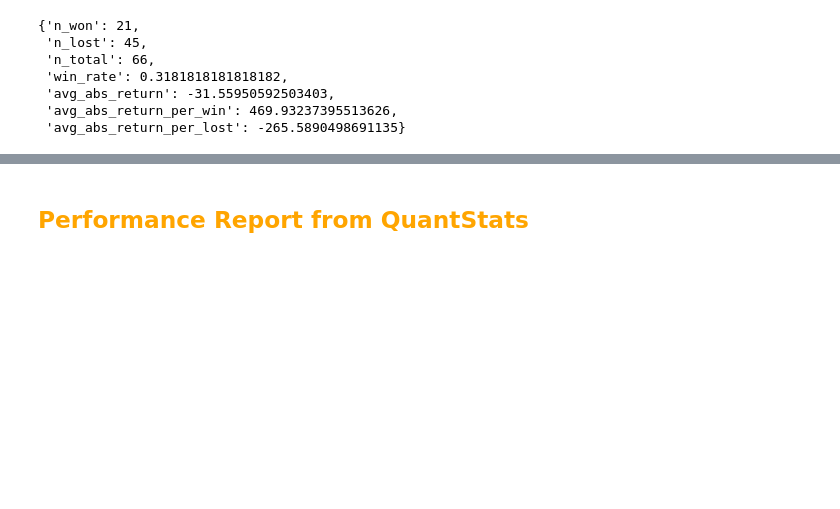
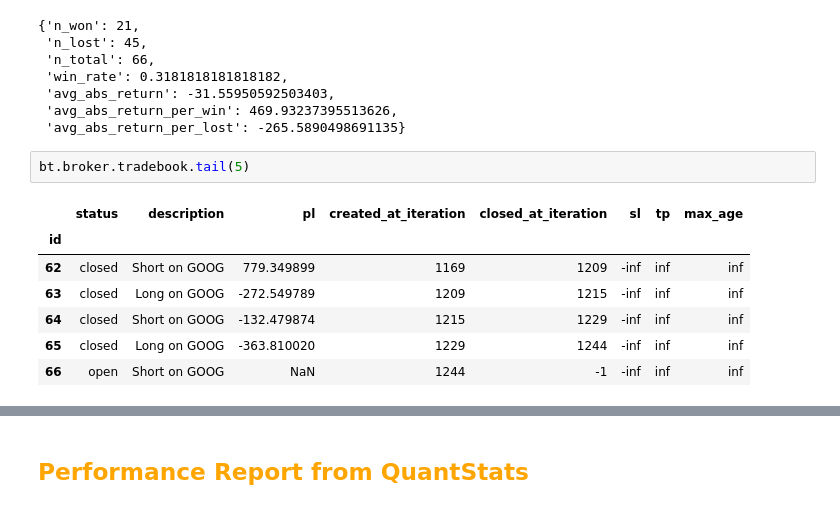
Before and after one commit to ninebel/nbacktest, a Jupyter notebook: examples/Example SMA Cross Trade.ipynb, the cells around one changed output, grey strips where cells are left out. Cells and saved outputs as stored; diff of their text form; blank space fills up the shorter version.

```diff
--- a/examples/Example SMA Cross Trade.ipynb
+++ b/examples/Example SMA Cross Trade.ipynb
@@ -151,3 +154,13 @@ bt.statistics()
  'avg_abs_return': -31.55950592503403,
  'avg_abs_return_per_win': 469.93237395513626,
  'avg_abs_return_per_lost': -265.5890498691135}
+# %%
+bt.broker.tradebook.tail(5)
+# %% [output]
+|  | status | description | pl | created_at_iteration | closed_at_iteration | sl | tp | max_age |
+| id |  |  |  |  |  |  |  |  |
+| 62 | closed | Short on GOOG | 779.349899 | 1169 | 1209 | -inf | inf | inf |
+| 63 | closed | Long on GOOG | -272.549789 | 1209 | 1215 | -inf | inf | inf |
+| 64 | closed | Short on GOOG | -132.479874 | 1215 | 1229 | -inf | inf | inf |
+| 65 | closed | Long on GOOG | -363.810020 | 1229 | 1244 | -inf | inf | inf |
+| 66 | open | Short on GOOG | NaN | 1244 | -1 | -inf | inf | inf |
```
Also changed, not shown: parts of 13 cells of this notebook, 1 other file.
